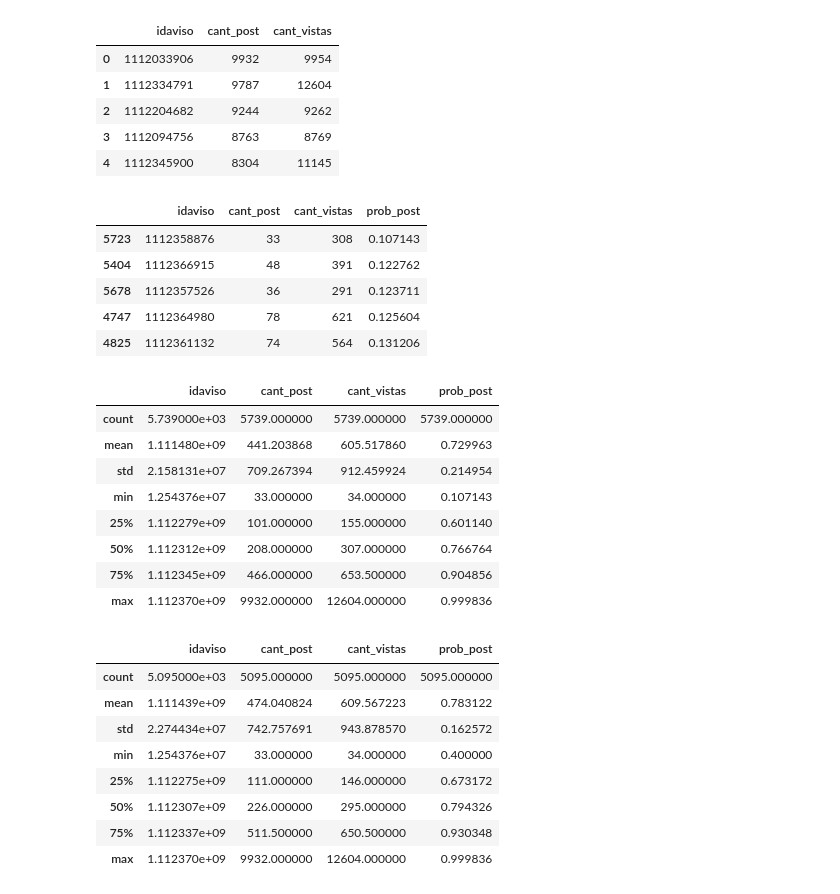
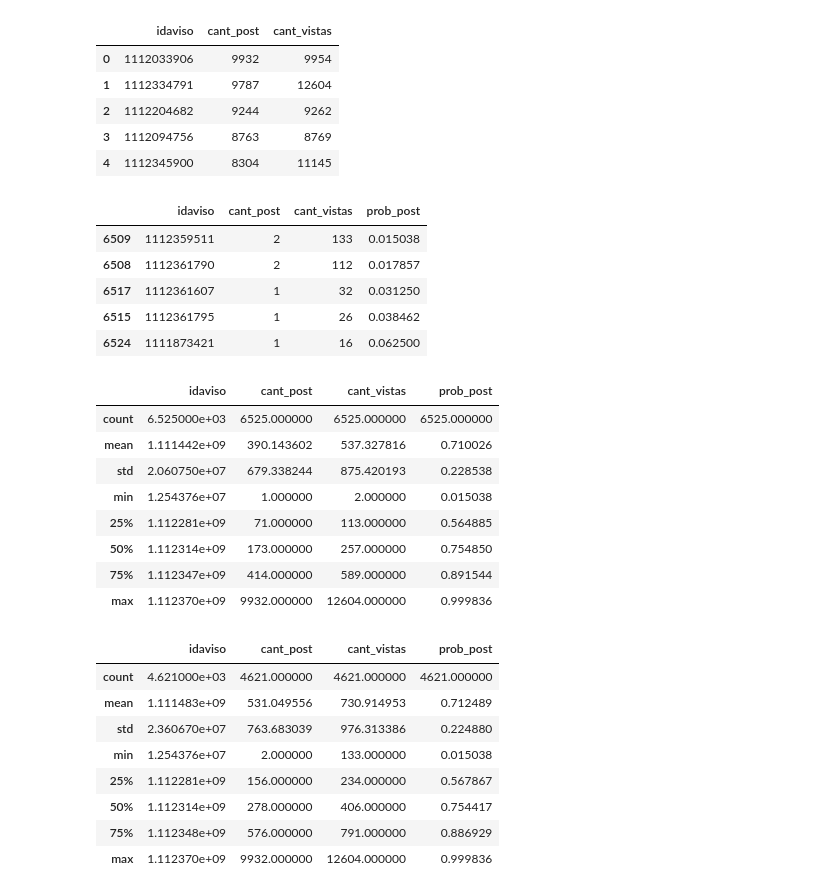
Before and after one commit to PRPablo/dataJobSearches, a Jupyter notebook: exploratoryAnalysis/tp_pablo.ipynb, the cells around one changed output. Saved outputs shown, nothing was run; the diff lists cells and outputs as text; code cells hidden in the pictures.

```diff
--- a/exploratoryAnalysis/tp_pablo.ipynb
+++ b/exploratoryAnalysis/tp_pablo.ipynb
@@ -190,7 +190,3 @@ avisos_cant_post.describe()
 | 50% | 1.112276e+09 | 100.000000 |
 | 75% | 1.112321e+09 | 269.250000 |
 | max | 1.112370e+09 | 9932.000000 |
-# %%
-# Para que los datos sean consistentes, filtro los datos menor al 25%, de cantidad 33 ya que el min es 1 y max 9932
-avisos_cant_post = avisos_cant_post.loc[avisos_cant_post['cant_post']>=33,:]
-avisos_cant_post.describe()
@@ -250,36 +236,36 @@ post_vs_vistas = post_vs_vistas.sort_values(by='prob_post', ascending=True)
 post_vs_vistas.head()
 # %% [output]
 |  | idaviso | cant_post | cant_vistas | prob_post |
-| 5723 | 1112358876 | 33 | 308 | 0.107143 |
-| 5404 | 1112366915 | 48 | 391 | 0.122762 |
-| 5678 | 1112357526 | 36 | 291 | 0.123711 |
-| 4747 | 1112364980 | 78 | 621 | 0.125604 |
-| 4825 | 1112361132 | 74 | 564 | 0.131206 |
+| 6509 | 1112359511 | 2 | 133 | 0.015038 |
+| 6508 | 1112361790 | 2 | 112 | 0.017857 |
+| 6517 | 1112361607 | 1 | 32 | 0.031250 |
+| 6515 | 1112361795 | 1 | 26 | 0.038462 |
+| 6524 | 1111873421 | 1 | 16 | 0.062500 |
 # %%
 post_vs_vistas.describe()
 # %% [output]
 |  | idaviso | cant_post | cant_vistas | prob_post |
-| count | 5.739000e+03 | 5739.000000 | 5739.000000 | 5739.000000 |
-| mean | 1.111480e+09 | 441.203868 | 605.517860 | 0.729963 |
-| std | 2.158131e+07 | 709.267394 | 912.459924 | 0.214954 |
-| min | 1.254376e+07 | 33.000000 | 34.000000 | 0.107143 |
-| 25% | 1.112279e+09 | 101.000000 | 155.000000 | 0.601140 |
-| 50% | 1.112312e+09 | 208.000000 | 307.000000 | 0.766764 |
-| 75% | 1.112345e+09 | 466.000000 | 653.500000 | 0.904856 |
+| count | 6.525000e+03 | 6525.000000 | 6525.000000 | 6525.000000 |
+| mean | 1.111442e+09 | 390.143602 | 537.327816 | 0.710026 |
+| std | 2.060750e+07 | 679.338244 | 875.420193 | 0.228538 |
+| min | 1.254376e+07 | 1.000000 | 2.000000 | 0.015038 |
+| 25% | 1.112281e+09 | 71.000000 | 113.000000 | 0.564885 |
+| 50% | 1.112314e+09 | 173.000000 | 257.000000 | 0.754850 |
+| 75% | 1.112347e+09 | 414.000000 | 589.000000 | 0.891544 |
 | max | 1.112370e+09 | 9932.000000 | 12604.000000 | 0.999836 |
 # %%
-# Para que los datos sean consistentes, filtro las probabilidades menor a 0.4 ya que el 25% es de cantidad 0.6 y el min es 0.1
-post_vs_vistas = post_vs_vistas.loc[post_vs_vistas['prob_post']>=0.4,:]
+#Para que los datos sean consistentes, filtro la cantidad de vistas menor al 25%, de cantidad 133 ya que el min es 2 y max 12604
+post_vs_vistas = post_vs_vistas[post_vs_vistas['cant_vistas'] >= 133]
 post_vs_vistas.describe()
 # %% [output]
 |  | idaviso | cant_post | cant_vistas | prob_post |
-| count | 5.095000e+03 | 5095.000000 | 5095.000000 | 5095.000000 |
-| mean | 1.111439e+09 | 474.040824 | 609.567223 | 0.783122 |
-| std | 2.274434e+07 | 742.757691 | 943.878570 | 0.162572 |
-| min | 1.254376e+07 | 33.000000 | 34.000000 | 0.400000 |
-| 25% | 1.112275e+09 | 111.000000 | 146.000000 | 0.673172 |
-| 50% | 1.112307e+09 | 226.000000 | 295.000000 | 0.794326 |
-| 75% | 1.112337e+09 | 511.500000 | 650.500000 | 0.930348 |
+| count | 4.621000e+03 | 4621.000000 | 4621.000000 | 4621.000000 |
+| mean | 1.111483e+09 | 531.049556 | 730.914953 | 0.712489 |
+| std | 2.360670e+07 | 763.683039 | 976.313386 | 0.224880 |
+| min | 1.254376e+07 | 2.000000 | 133.000000 | 0.015038 |
+| 25% | 1.112281e+09 | 156.000000 | 234.000000 | 0.567867 |
+| 50% | 1.112314e+09 | 278.000000 | 406.000000 | 0.754417 |
+| 75% | 1.112348e+09 | 576.000000 | 791.000000 | 0.886929 |
 | max | 1.112370e+09 | 9932.000000 | 12604.000000 | 0.999836 |
 # %%
 post_vs_vistas.plot.scatter('cant_post','cant_vistas',alpha=1,title = "Relacion cantidad de vistas vs postulaciones",figsize=(15,8));
```
Also changed, not shown: parts of 11 cells of this notebook.
